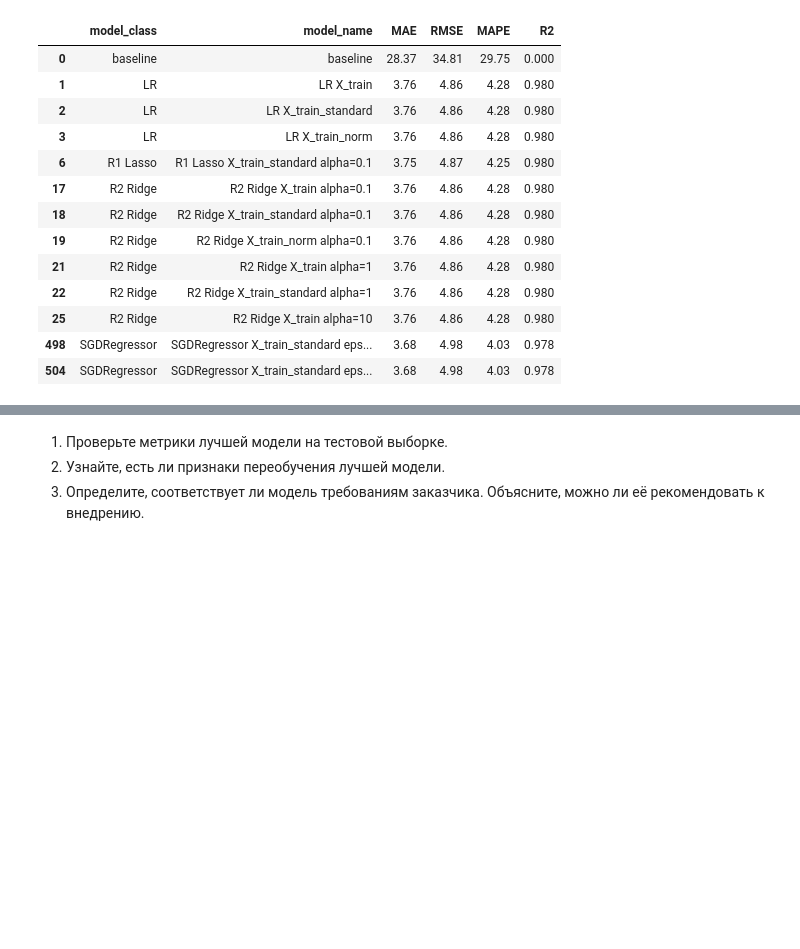
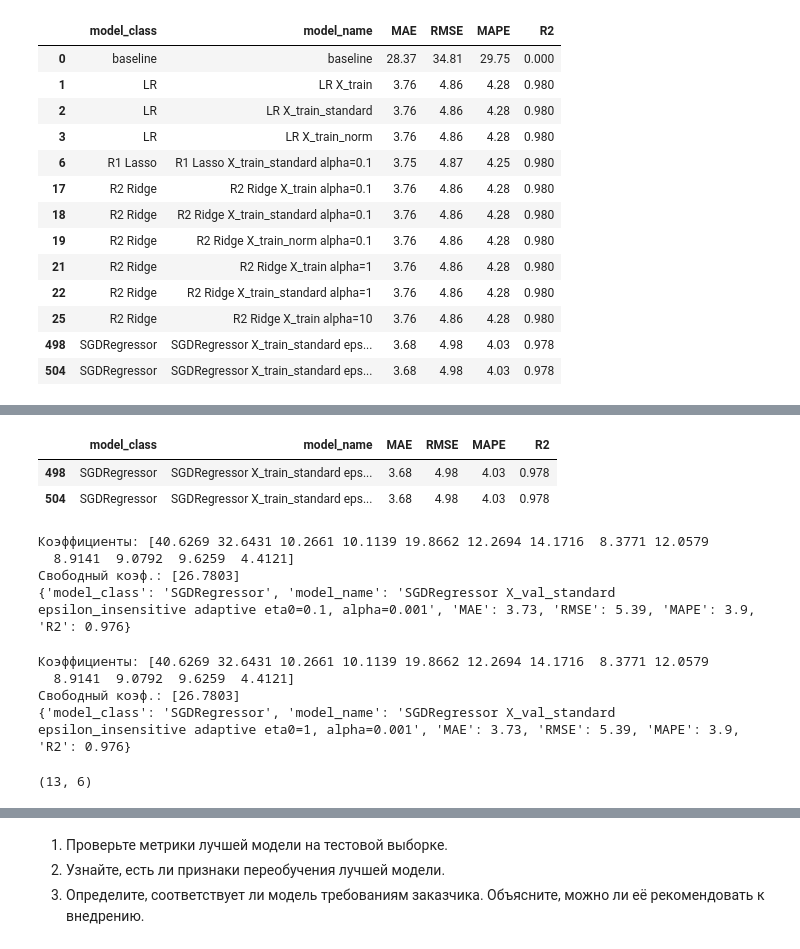
Before and after one commit to TemaQDX/project_turtle, a Jupyter notebook: project_turtle_sprint_10_Artem_Burov.ipynb, the cells around one changed output, grey strips where cells are left out. Drawn from its saved outputs; the diff is of its cells as text; code cells hidden in the pictures; blank space fills up the shorter version.

```diff
--- a/project_turtle_sprint_10_Artem_Burov.ipynb
+++ b/project_turtle_sprint_10_Artem_Burov.ipynb
@@ -1507,0 +1596,57 @@ ________________
+# %%
+best_results[best_results['model_class'] == 'SGDRegressor']
+# %% [output]
+|  | model_class | model_name | MAE | RMSE | MAPE | R2 |
+| 498 | SGDRegressor | SGDRegressor X_train_standard eps... | 3.68 | 4.98 | 4.03 | 0.978 |
+| 504 | SGDRegressor | SGDRegressor X_train_standard eps... | 3.68 | 4.98 | 4.03 | 0.978 |
+# %%
+learning_rate = 'adaptive'
+eta0 = 0.1
+max_iter = 5000
+tol = 1e-3
+alpha = 0.001
+loss='epsilon_insensitive'
+
+model_sgd = SGDRegressor(loss=loss, learning_rate=learning_rate, eta0=eta0, max_iter=max_iter, tol=tol, alpha=alpha, random_state=random_state)
+
+model_sgd.fit(X_train_standard, y_train)
+y_pred = model_sgd.predict(X_val_standard)
+print(f'Коэффициенты:', model.coef_.round(4))
+print(f'Свободный коэф.:', model.intercept_.round(4))
+model_class = 'SGDRegressor'
+model_name = 'SGDRegressor X_val_standard epsilon_insensitive adaptive eta0=0.1, alpha=0.001'
+model_val_results[model_name] = calculate_metrics(y_pred, y_val, model_class=model_class, model_name=model_name)
+print(model_val_results[model_name], '\n')
+# %% [output]
+Коэффициенты: [40.6269 32.6431 10.2661 10.1139 19.8662 12.2694 14.1716  8.3771 12.0579
+  8.9141  9.0792  9.6259  4.4121]
+Свободный коэф.: [26.7803]
+{'model_class': 'SGDRegressor', 'model_name': 'SGDRegressor X_val_standard epsilon_insensitive adaptive eta0=0.1, alpha=0.001', 'MAE': 3.73, 'RMSE': 5.39, 'MAPE': 3.9, 'R2': 0.976}
+# %%
+learning_rate = 'adaptive'
+eta0 = 1
+max_iter = 5000
+tol = 1e-3
+alpha = 0.001
+loss='epsilon_insensitive'
+
+model_sgd = SGDRegressor(loss=loss, learning_rate=learning_rate, eta0=eta0, max_iter=max_iter, tol=tol, alpha=alpha, random_state=random_state)
+
+model_sgd.fit(X_train_standard, y_train)
+y_pred = model_sgd.predict(X_val_standard)
+print(f'Коэффициенты:', model.coef_.round(4))
+print(f'Свободный коэф.:', model.intercept_.round(4))
+model_class = 'SGDRegressor'
+model_name = 'SGDRegressor X_val_standard epsilon_insensitive adaptive eta0=1, alpha=0.001'
+model_val_results[model_name] = calculate_metrics(y_pred, y_val, model_class=model_class, model_name=model_name)
+print(model_val_results[model_name], '\n')
+# %% [output]
+Коэффициенты: [40.6269 32.6431 10.2661 10.1139 19.8662 12.2694 14.1716  8.3771 12.0579
+  8.9141  9.0792  9.6259  4.4121]
+Свободный коэф.: [26.7803]
+{'model_class': 'SGDRegressor', 'model_name': 'SGDRegressor X_val_standard epsilon_insensitive adaptive eta0=1, alpha=0.001', 'MAE': 3.73, 'RMSE': 5.39, 'MAPE': 3.9, 'R2': 0.976}
+# %%
+df_val_results = pd.DataFrame(model_val_results).T.reset_index(drop=True)
+df_val_results.shape
+# %% [output]
+(13, 6)
```
Also changed, not shown: parts of 18 cells of this notebook.
